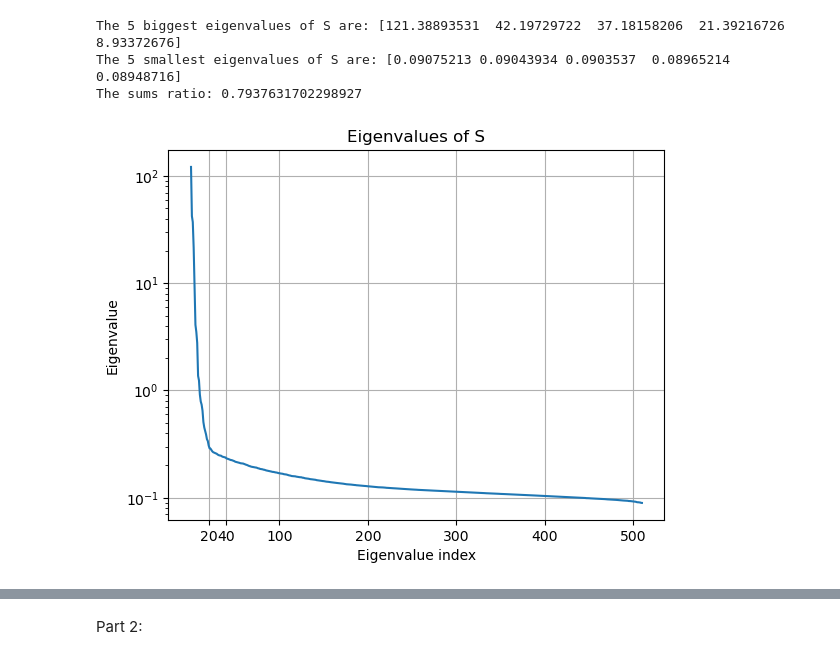
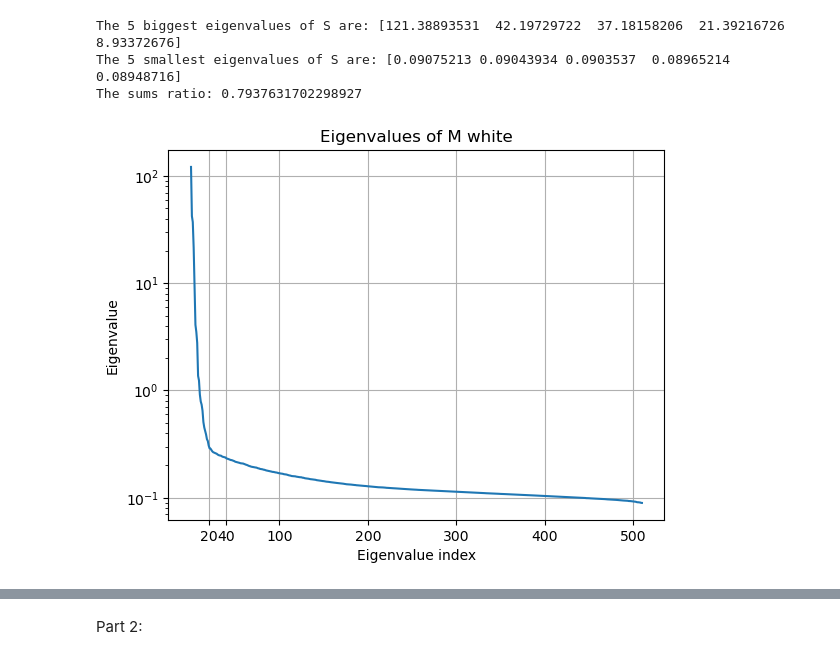
Before and after one commit to mazyaniv/Image-Processing, a Jupyter notebook: main.ipynb, the cells around one changed output, grey strips where cells are left out. Saved outputs shown, nothing was run; the diff lists cells and outputs as text; code cells hidden in the pictures.

```diff
--- a/main.ipynb
+++ b/main.ipynb
@@ -65,19 +79,19 @@ sorted_eigenvectors_s = eigenvectors_s[:, sorted_indices_s] #(511, 511)
 # %%
 print("The 5 biggest eigenvalues of S are:", sorted_eigenvalues_s[0:5])
 print("The 5 smallest eigenvalues of S are:", sorted_eigenvalues_s[-5:])
 print("The sums ratio:", np.sum(sorted_eigenvalues_s[0:21])/np.sum(sorted_eigenvalues_s))
 plt.plot(sorted_eigenvalues_s)
 plt.title("Eigenvalues of S")
 plt.xlabel("Eigenvalue index")
 x_ticks = [20,40]+list(np.linspace(100, 500, 5))
 plt.xticks(x_ticks)
 plt.ylabel("Eigenvalue")
 plt.grid()
 plt.yscale('log')
-plt.title("Eigenvalues of S")
+plt.title("Eigenvalues of M white")
 plt.show()
 # %% [output]
 The 5 biggest eigenvalues of S are: [121.38893531  42.19729722  37.18158206  21.39216726   8.93372676]
 The 5 smallest eigenvalues of S are: [0.09075213 0.09043934 0.0903537  0.08965214 0.08948716]
 The sums ratio: 0.7937631702298927
-[figure, old version]
+[figure, new version]
```
Also changed, not shown: parts of 19 cells of this notebook.
